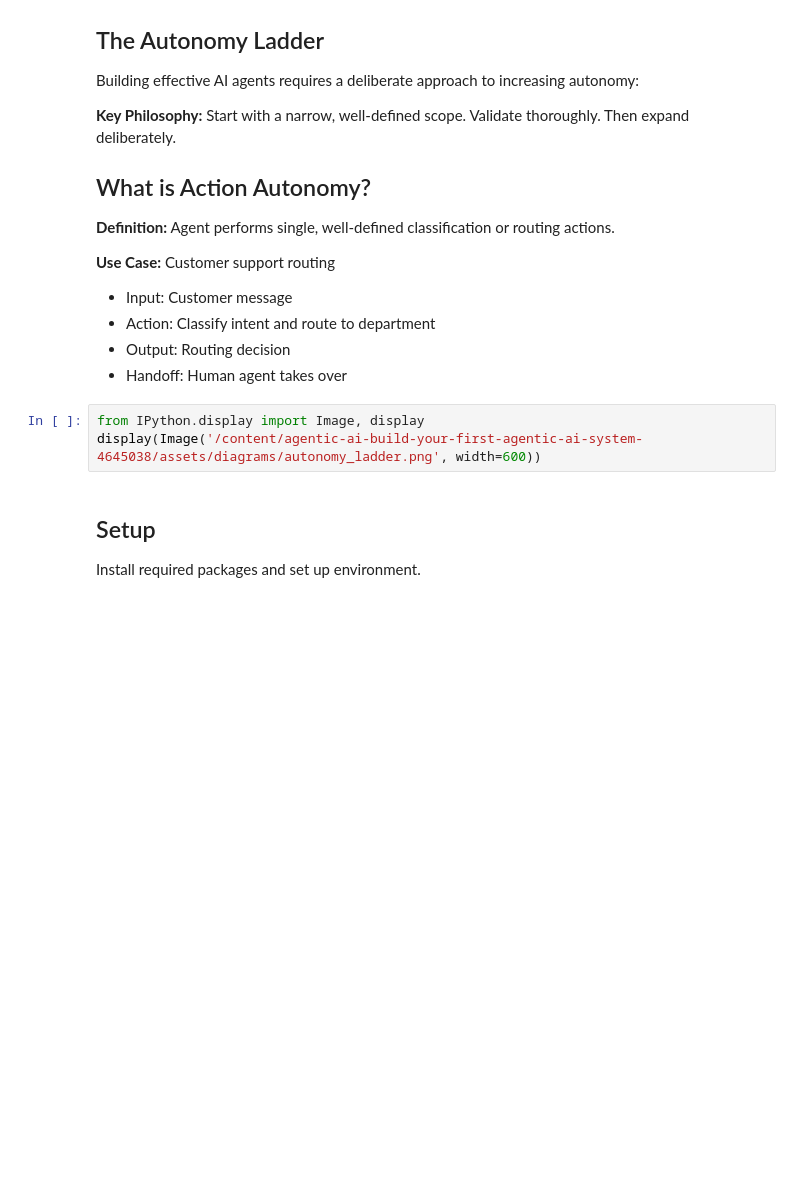
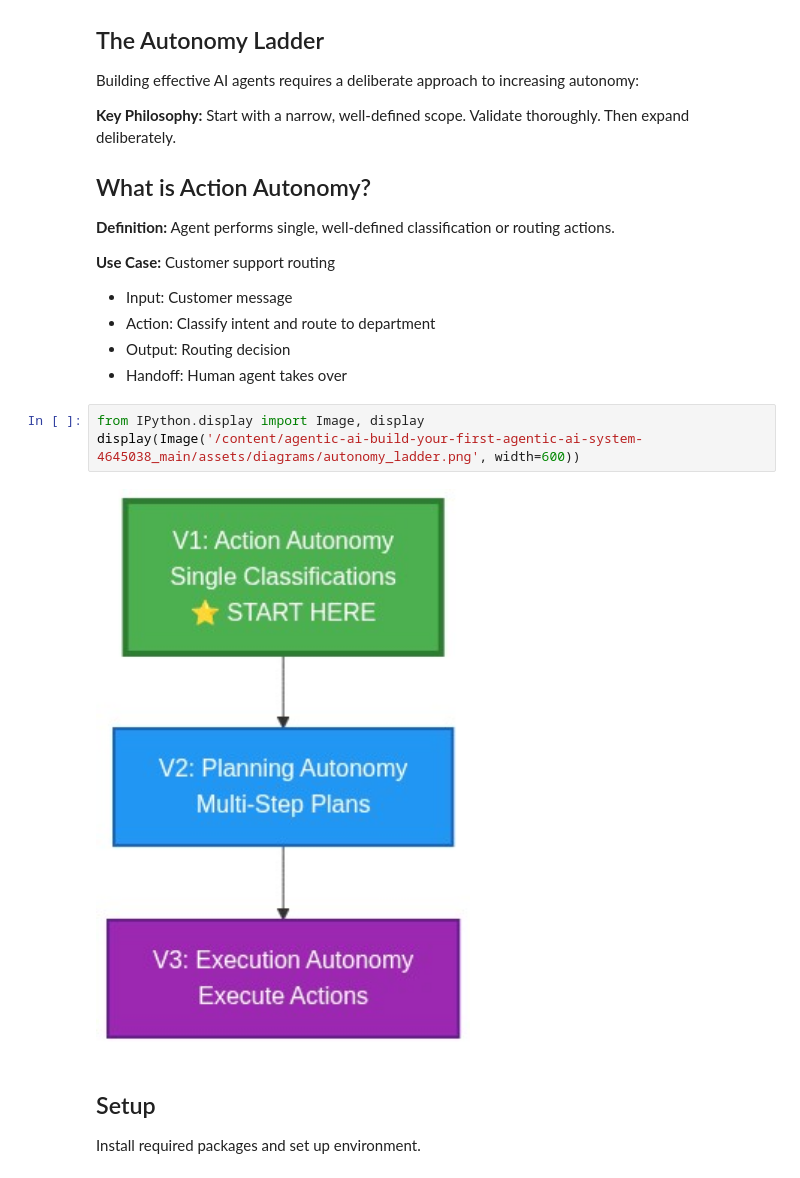
Before and after one commit to bioinfo101/Agentic-AI-test01, a Jupyter notebook: action_autonomy.ipynb, the cells around one changed output. Saved outputs shown, nothing was run; the diff lists cells and outputs as text; blank space fills up the shorter version.

```diff
--- a/action_autonomy.ipynb
+++ b/action_autonomy.ipynb
@@ -93,7 +91,9 @@ Building effective AI agents requires a deliberate approach to increasing autono
 - Handoff: Human agent takes over
 # %%
 from IPython.display import Image, display
-display(Image('/content/agentic-ai-build-your-first-agentic-ai-system-4645038/assets/diagrams/autonomy_ladder.png', width=600))
+display(Image('/content/agentic-ai-build-your-first-agentic-ai-system-4645038_main/assets/diagrams/autonomy_ladder.png', width=600))
+# %% [output]
+[figure, added]
 # %% [markdown]
 ## Setup
 
```
Also changed, not shown: parts of 7 cells of this notebook.
